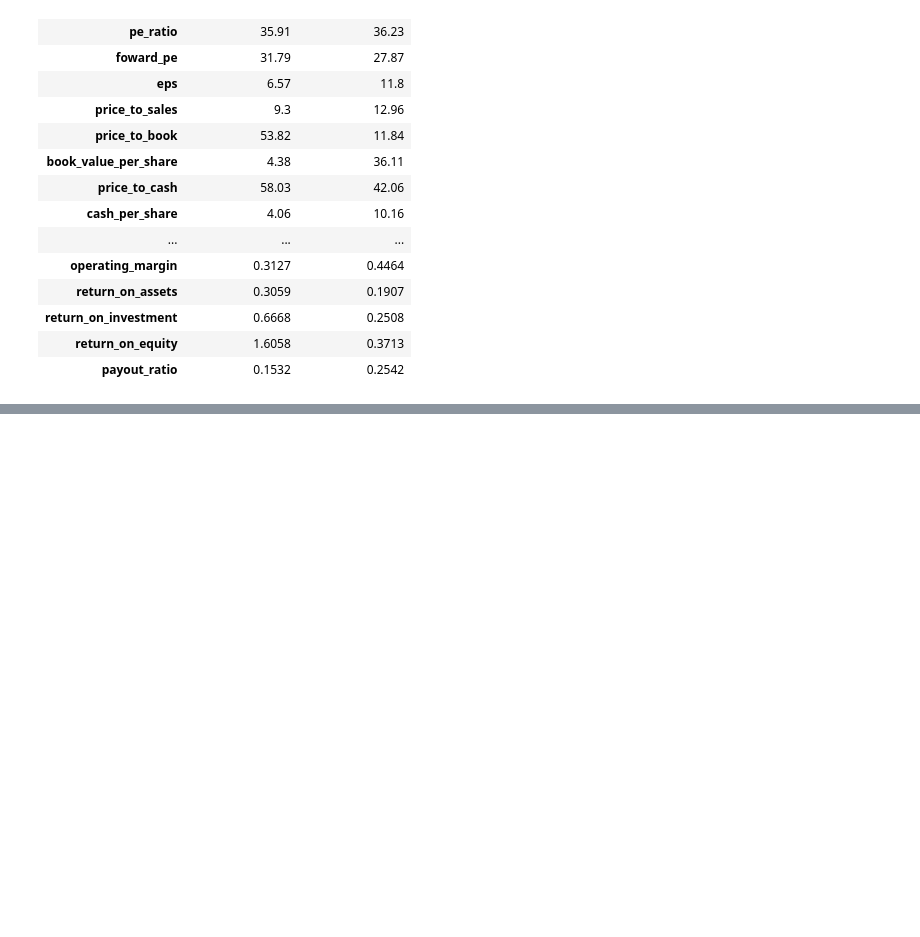
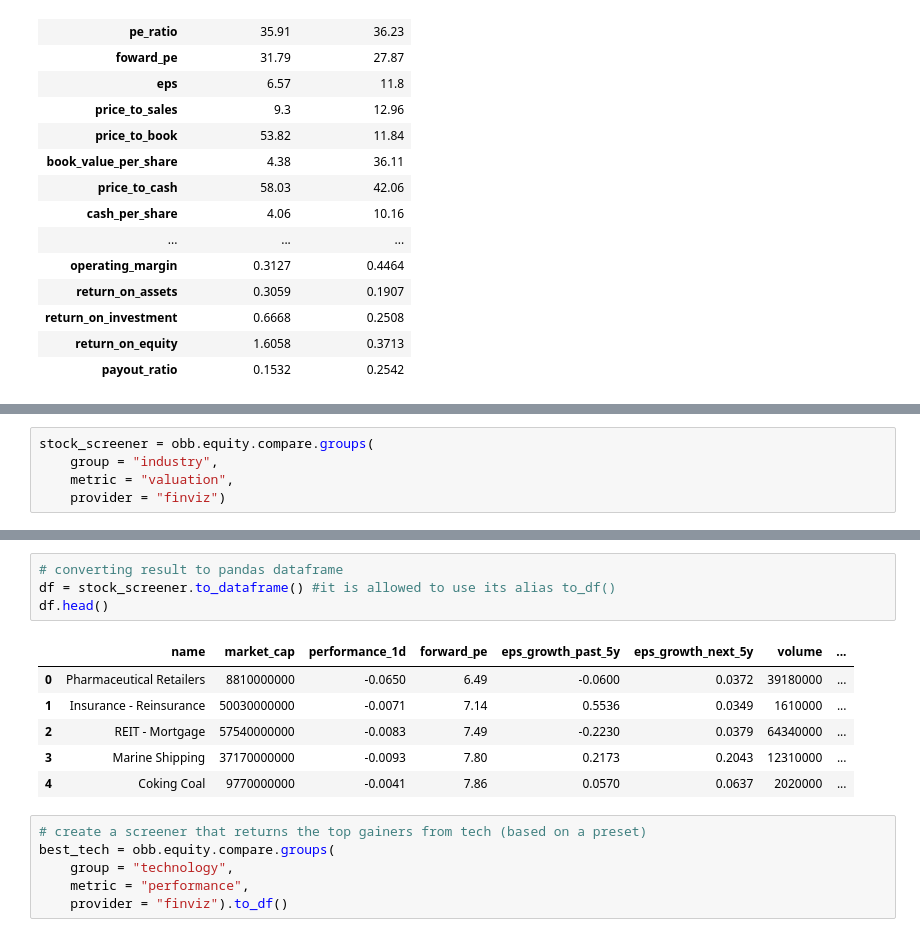
Before and after one commit to MichalPoleszczuk/Books, a Jupyter notebook: Python_for_Algorithmic_Trading_Cookbook/Chapter1/Notes_to _Chapter1.ipynb, the cells around one changed output, grey strips where cells are left out. Drawn from its saved outputs; the diff is of its cells as text; blank space fills up the shorter version.

```diff
--- a/Python_for_Algorithmic_Trading_Cookbook/Chapter1/Notes_to _Chapter1.ipynb
+++ b/Python_for_Algorithmic_Trading_Cookbook/Chapter1/Notes_to _Chapter1.ipynb
@@ -117,0 +122,5 @@ obb.equity.fundamental.metrics("AAPL,MSFT").transpose()
+# %%
+stock_screener = obb.equity.compare.groups(
+    group = "industry",
+    metric = "valuation",
+    provider = "finviz")
@@ -117,0 +138,17 @@ obb.equity.fundamental.metrics("AAPL,MSFT").transpose()
+# %%
+# converting result to pandas dataframe
+df = stock_screener.to_dataframe() #it is allowed to use its alias to_df()
+df.head()
+# %% [output]
+|  | name | market_cap | performance_1d | forward_pe | eps_growth_past_5y | eps_growth_next_5y | volume | ... |
+| 0 | Pharmaceutical Retailers | 8810000000 | -0.0650 | 6.49 | -0.0600 | 0.0372 | 39180000 | ... |
+| 1 | Insurance - Reinsurance | 50030000000 | -0.0071 | 7.14 | 0.5536 | 0.0349 | 1610000 | ... |
+| 2 | REIT - Mortgage | 57540000000 | -0.0083 | 7.49 | -0.2230 | 0.0379 | 64340000 | ... |
+| 3 | Marine Shipping | 37170000000 | -0.0093 | 7.80 | 0.2173 | 0.2043 | 12310000 | ... |
+| 4 | Coking Coal | 9770000000 | -0.0041 | 7.86 | 0.0570 | 0.0637 | 2020000 | ... |
+# %%
+# create a screener that returns the top gainers from tech (based on a preset)
+best_tech = obb.equity.compare.groups(
+    group = "technology",
+    metric = "performance",
+    provider = "finviz").to_df()
```
Also changed, not shown: parts of 26 cells of this notebook.
